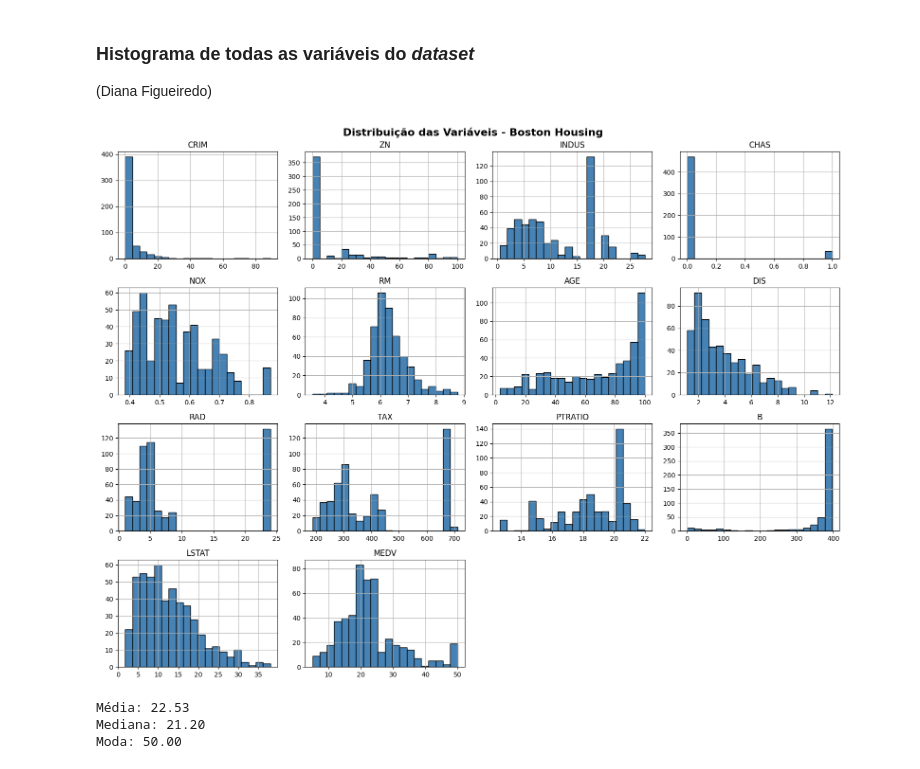
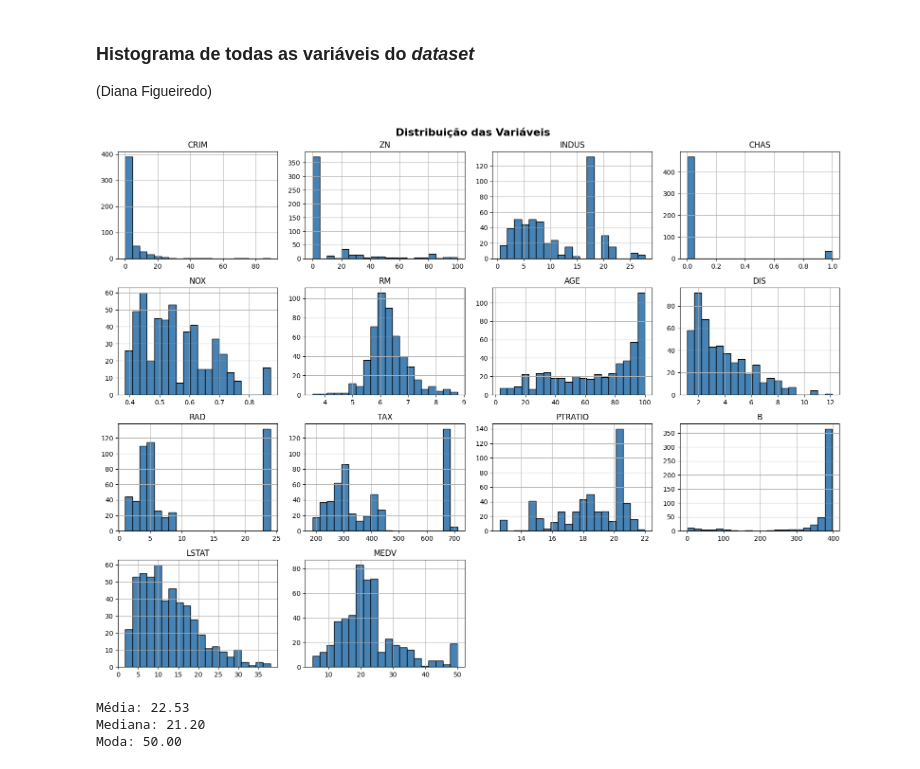
Before and after one commit to NatachaZhang/projeto-cdg-grupo7, a Jupyter notebook: notebooks/1.0_eda_limpeza.ipynb, the cells around one changed output. Cells and saved outputs as stored; diff of their text form; code cells hidden in the pictures.

```diff
--- a/notebooks/1.0_eda_limpeza.ipynb
+++ b/notebooks/1.0_eda_limpeza.ipynb
@@ -101,10 +107,10 @@ np.int64(0)
 # %%
 #HISTOGRAMAS
 df.hist(figsize=(16, 12), bins=20, color='steelblue', edgecolor='black')
-plt.suptitle('Distribuição das Variáveis - Boston Housing', fontsize=16, fontweight='bold')
+plt.suptitle('Distribuição das Variáveis', fontsize=16, fontweight='bold')
 plt.tight_layout()
 plt.savefig('histogramas.png')
 plt.show()
 # %% [output]
-[figure, old version]
+[figure, new version]
 # %%
```
Also changed, not shown: parts of 23 cells of this notebook.
